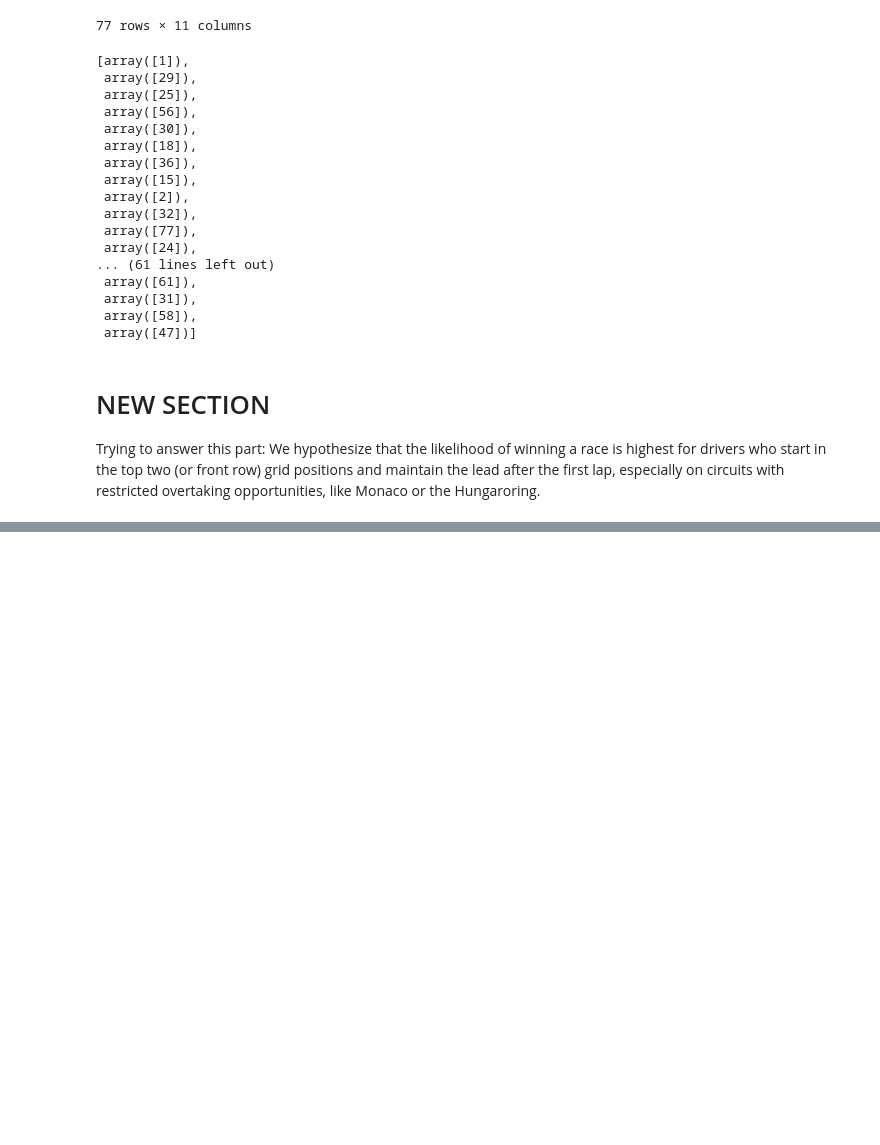
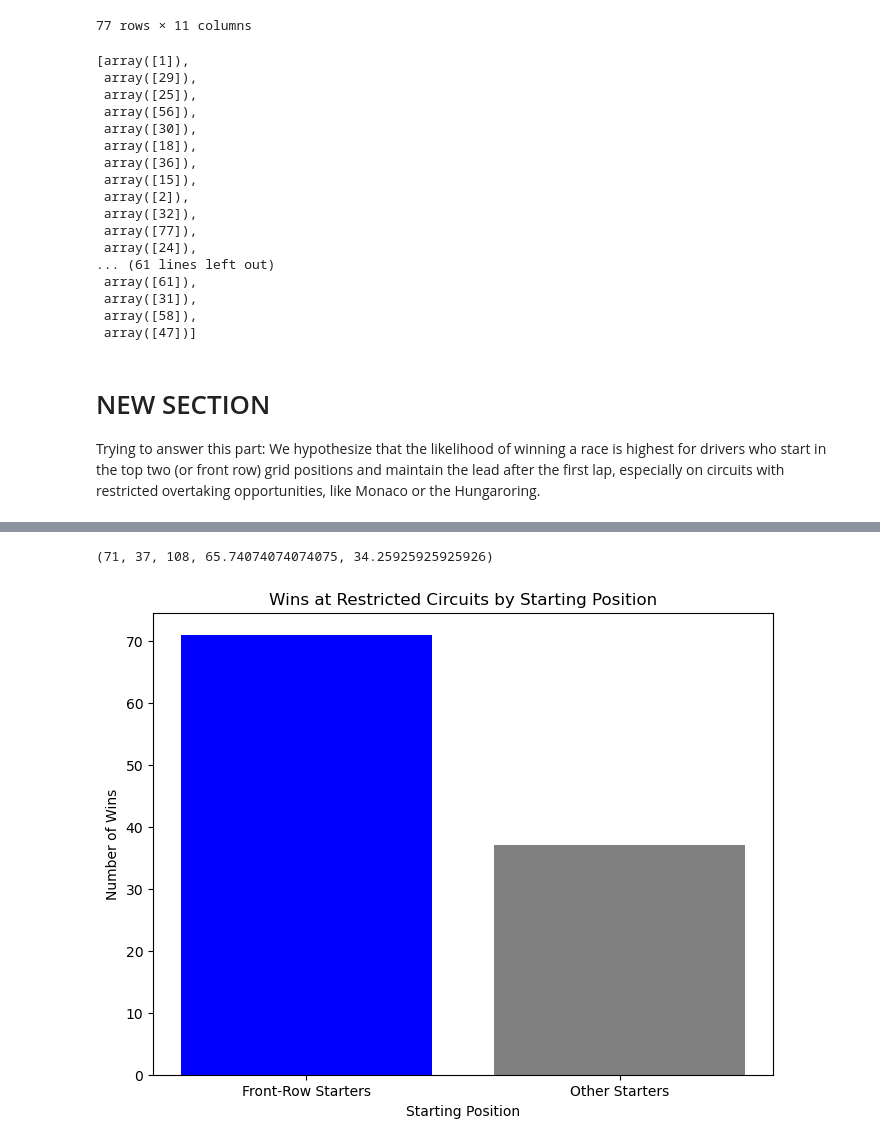
Before and after one commit to KaustubhPaliwal/F1GridAnalysis, a Jupyter notebook: Testing.ipynb, the cells around one changed output, grey strips where cells are left out. Saved outputs shown, nothing was run; the diff lists cells and outputs as text; code cells hidden in the pictures; blank space fills up the shorter version.

Commit message:
graphs

```diff
--- a/Testing.ipynb
+++ b/Testing.ipynb
@@ -299,0 +248,6 @@ frontPosition
+# %%
+# Merge results_df with races_circuits_df
+merged_df = pd.merge(results_df, races_circuits_df[['raceId', 'circuitRef','year']], on='raceId')
+
+#output
+merged_df
@@ -299,0 +268,7 @@ frontPosition
+# %%
+#Filtering for restricted circuits like monaco and hungagoring
+restricted_circuits = ['monaco', 'hungaroring']
+restricted_df = merged_df[merged_df['circuitRef'].isin(restricted_circuits)]
+
+#output
+restricted_df
@@ -299,0 +289,4 @@ frontPosition
+# %%
+# Filtering for grid position 1,2 (front row) and people who won
+front_row_winners = restricted_df[(restricted_df['grid'].isin([1, 2])) & (restricted_df['position'] == '1')]
+front_row_winners
@@ -299,0 +307,32 @@ frontPosition
+# %%
+#Number of front-row wins
+front_row_wins = front_row_winners.shape[0]
+
+#Total number of races in the restricted circuits dataframe
+total_restricted_races = restricted_df['raceId'].nunique()
+
+#Total number of wins for non-front-row starters
+non_front_row_winners = restricted_df[(~restricted_df['grid'].isin([1, 2])) & (restricted_df['position'] == '1')]
+non_front_row_wins = non_front_row_winners.shape[0]
+
+# Calculate percentages of wins
+front_row_win_percentage = (front_row_wins / total_restricted_races) * 100
+non_front_row_win_percentage = (non_front_row_wins / total_restricted_races) * 100
+
+# Display the results
+front_row_wins, non_front_row_wins, total_restricted_races, front_row_win_percentage, non_front_row_win_percentage
+# %% [output]
+(71, 37, 108, 65.74074074074075, 34.25925925925926)
+# %%
+#below is obviously chatgpt lol
+import matplotlib.pyplot as plt
+
+# Plot win counts for front-row vs other starters
+plt.figure(figsize=(8, 6))
+plt.bar(['Front-Row Starters', 'Other Starters'], [front_row_wins, non_front_row_wins], color=['blue', 'gray'])
+plt.title("Wins at Restricted Circuits by Starting Position")
+plt.xlabel("Starting Position")
+plt.ylabel("Number of Wins")
+plt.show()
+# %% [output]
+[figure, added]
```
Also changed, not shown: parts of 10 cells of this notebook.
